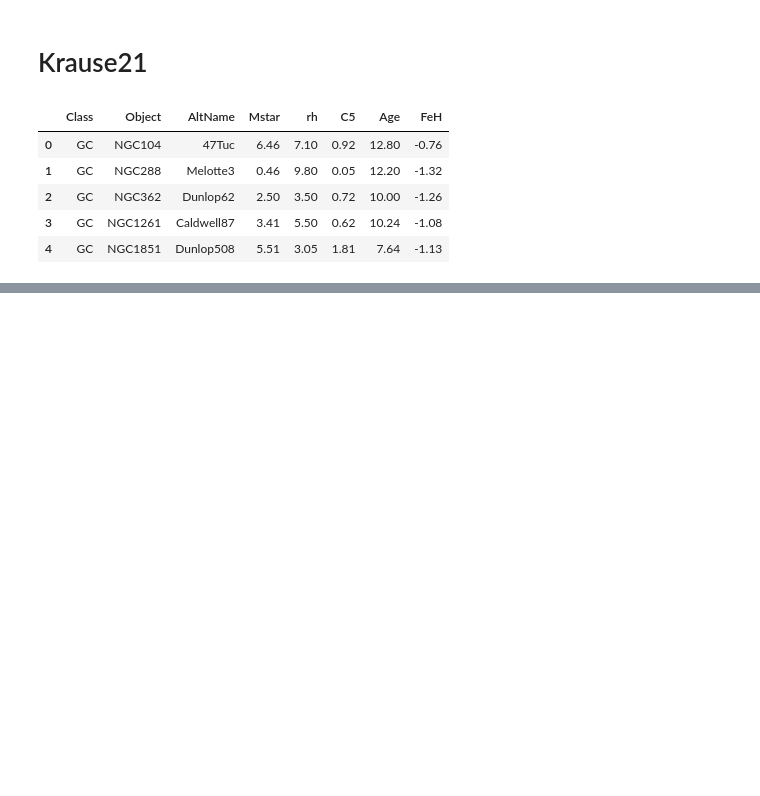
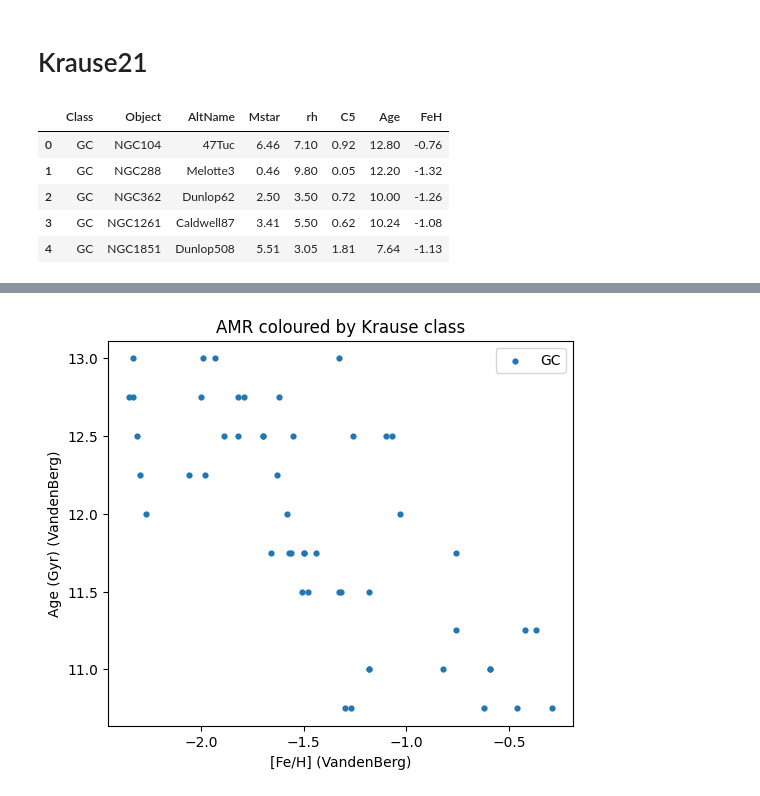
Before and after one commit to sleepdepr1ved/PHYS3116_Team, a Jupyter notebook: project.ipynb, the cells around one changed output, grey strips where cells are left out. Saved outputs shown, nothing was run; the diff lists cells and outputs as text; code cells hidden in the pictures; blank space fills up the shorter version.

```diff
--- a/project.ipynb
+++ b/project.ipynb
@@ -134,0 +359,22 @@ plt.show()
+# %%
+# find 'class' column regardless of case
+cls_col = next((c for c in vbk.columns if c.lower() == "class"), None)
+if cls_col is None:
+    print("No 'Class' column found in vbk. Columns are:", list(vbk.columns))
+else:
+    ok = vbk[cls_col].notna()
+    if ok.sum() == 0:
+        print("All 'Class' values are NaN — nothing to color by.")
+    else:
+        feh = pick_col(vbk, "FeH_vdb")
+        age = pick_col(vbk, "Age_vdb")
+        plt.figure(figsize=(6,5))
+        for c, sub in vbk.loc[ok].groupby(cls_col):
+            plt.scatter(sub[feh], sub[age], s=12, label=str(c))
+        plt.xlabel("[Fe/H] (VandenBerg)")
+        plt.ylabel("Age (Gyr) (VandenBerg)")
+        plt.title("AMR coloured by Krause class")
+        plt.legend()
+        plt.show()
+# %% [output]
+[figure, added]
```
Also changed, not shown: parts of 10 cells of this notebook.
